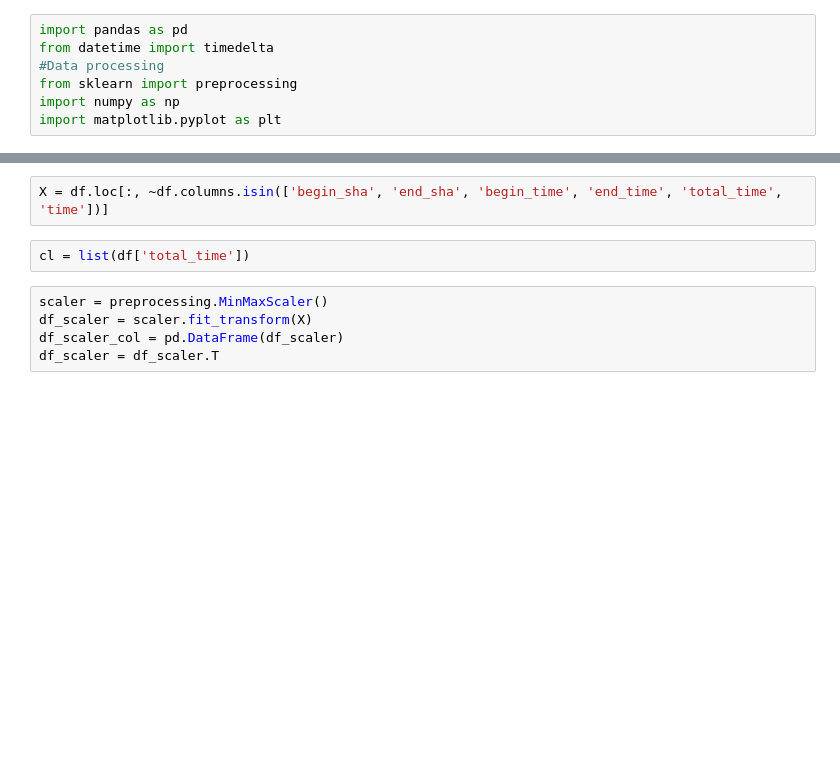
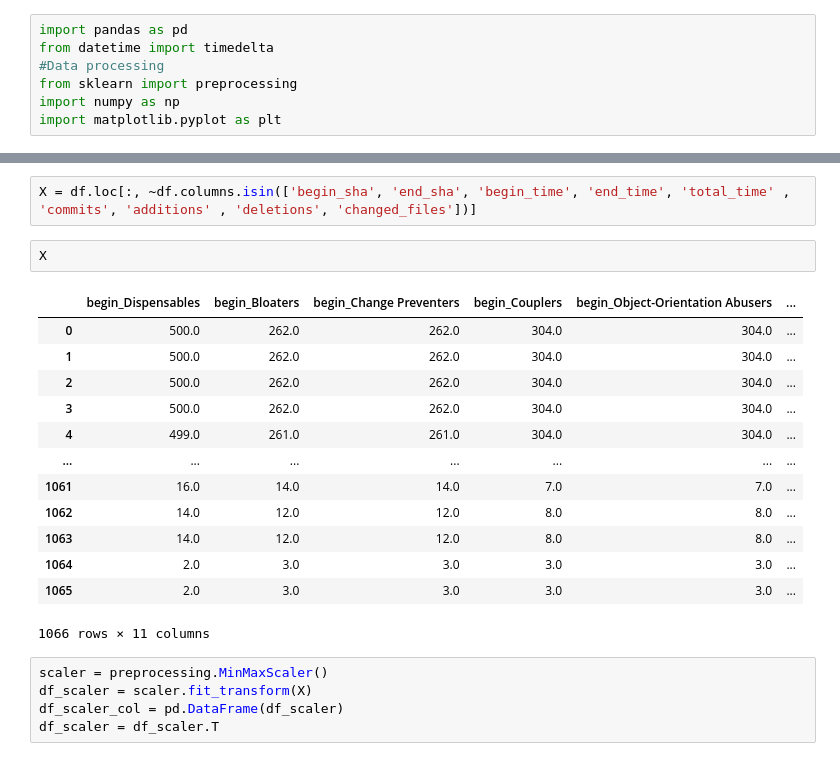
Before and after one commit to BILL-THESIS/origin-source-code-bill, a Jupyter notebook: models/KMeans/cluster_seatunnel_outliers.ipynb, the cells around one changed output, grey strips where cells are left out. Saved outputs shown, nothing was run; the diff lists cells and outputs as text; blank space fills up the shorter version.

```diff
--- a/models/KMeans/cluster_seatunnel_outliers.ipynb
+++ b/models/KMeans/cluster_seatunnel_outliers.ipynb
@@ -24,7 +27,21 @@ df.describe()
 # %%
-X = df.loc[:, ~df.columns.isin(['begin_sha', 'end_sha', 'begin_time', 'end_time', 'total_time', 'time'])]
+X = df.loc[:, ~df.columns.isin(['begin_sha', 'end_sha', 'begin_time', 'end_time', 'total_time' , 'commits', 'additions' , 'deletions', 'changed_files'])]
-# %%
-cl = list(df['total_time'])
+# %%
+X
+# %% [output]
+|  | begin_Dispensables | begin_Bloaters | begin_Change Preventers | begin_Couplers | begin_Object-Orientation Abusers | ... |
+| 0 | 500.0 | 262.0 | 262.0 | 304.0 | 304.0 | ... |
+| 1 | 500.0 | 262.0 | 262.0 | 304.0 | 304.0 | ... |
+| 2 | 500.0 | 262.0 | 262.0 | 304.0 | 304.0 | ... |
+| 3 | 500.0 | 262.0 | 262.0 | 304.0 | 304.0 | ... |
+| 4 | 499.0 | 261.0 | 261.0 | 304.0 | 304.0 | ... |
+| ... | ... | ... | ... | ... | ... | ... |
+| 1061 | 16.0 | 14.0 | 14.0 | 7.0 | 7.0 | ... |
+| 1062 | 14.0 | 12.0 | 12.0 | 8.0 | 8.0 | ... |
+| 1063 | 14.0 | 12.0 | 12.0 | 8.0 | 8.0 | ... |
+| 1064 | 2.0 | 3.0 | 3.0 | 3.0 | 3.0 | ... |
+| 1065 | 2.0 | 3.0 | 3.0 | 3.0 | 3.0 | ... |
+1066 rows × 11 columns
 # %%
 scaler = preprocessing.MinMaxScaler()
 df_scaler = scaler.fit_transform(X)
```
Also changed, not shown: parts of 35 cells of this notebook, 4 other files.
